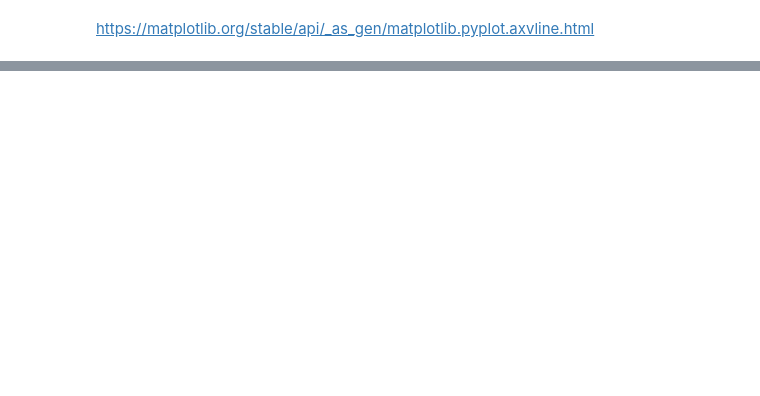
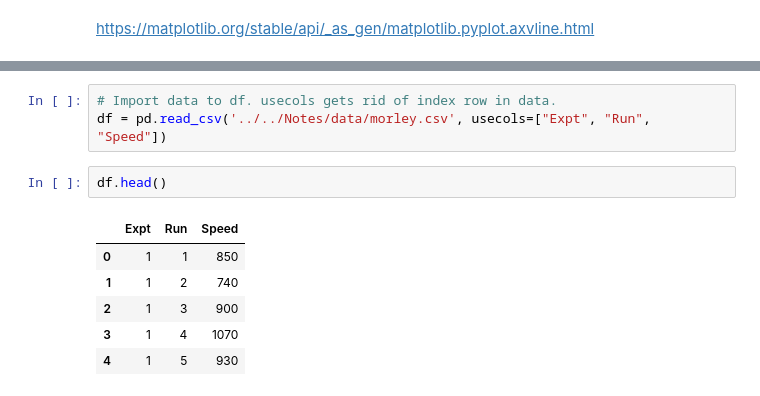
Before and after one commit to ShaneOG2/fund-data-analysis-assessment, a Jupyter notebook: Practicals/Regular Tasks/Outliers.ipynb, the cells around one changed output, grey strips where cells are left out. Saved outputs shown, nothing was run; the diff lists cells and outputs as text; blank space fills up the shorter version.

```diff
--- a/Practicals/Regular Tasks/Outliers.ipynb
+++ b/Practicals/Regular Tasks/Outliers.ipynb
@@ -34,0 +50,12 @@ https://matplotlib.org/stable/api/_as_gen/matplotlib.pyplot.axvline.html
+# %%
+# Import data to df. usecols gets rid of index row in data.
+df = pd.read_csv('../../Notes/data/morley.csv', usecols=["Expt", "Run", "Speed"])
+# %%
+df.head()
+# %% [output]
+|  | Expt | Run | Speed |
+| 0 | 1 | 1 | 850 |
+| 1 | 1 | 2 | 740 |
+| 2 | 1 | 3 | 900 |
+| 3 | 1 | 4 | 1070 |
+| 4 | 1 | 5 | 930 |
```
Also changed, not shown: parts of 4 cells of this notebook.
